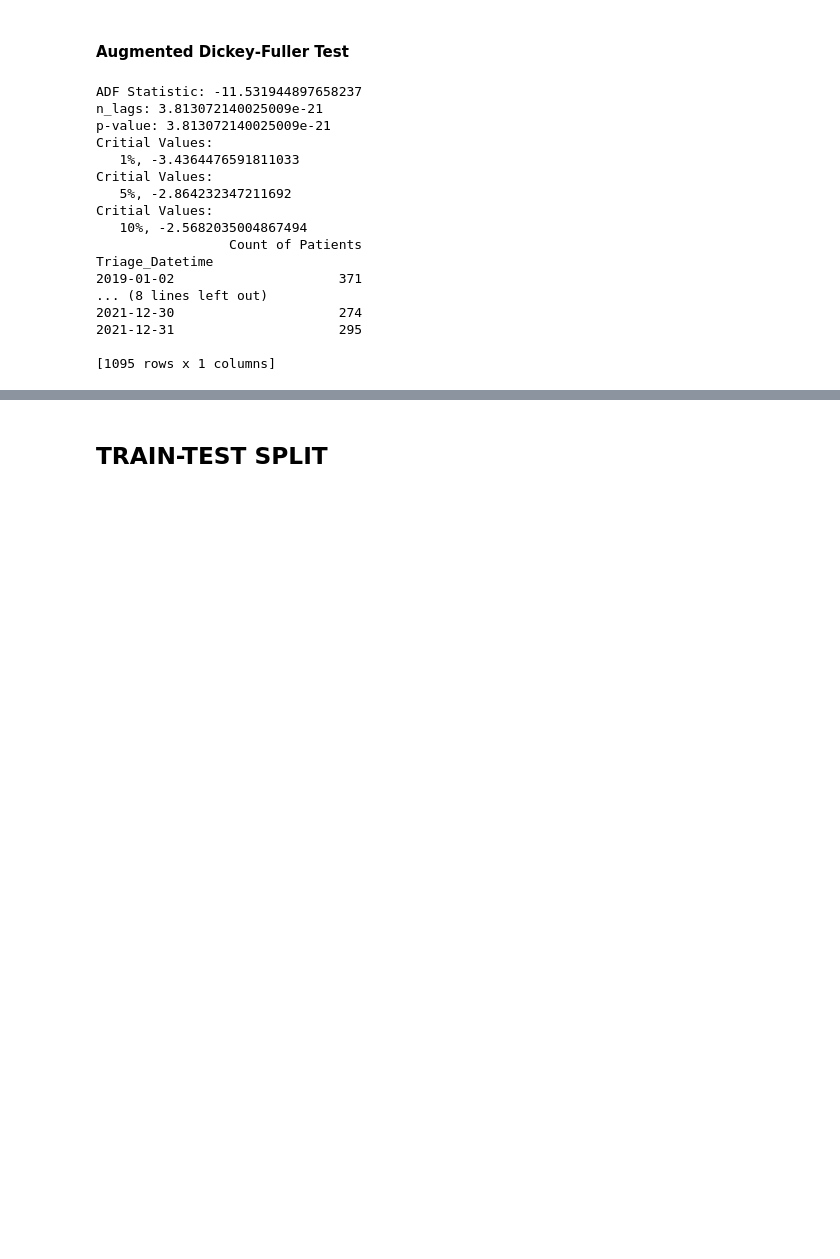
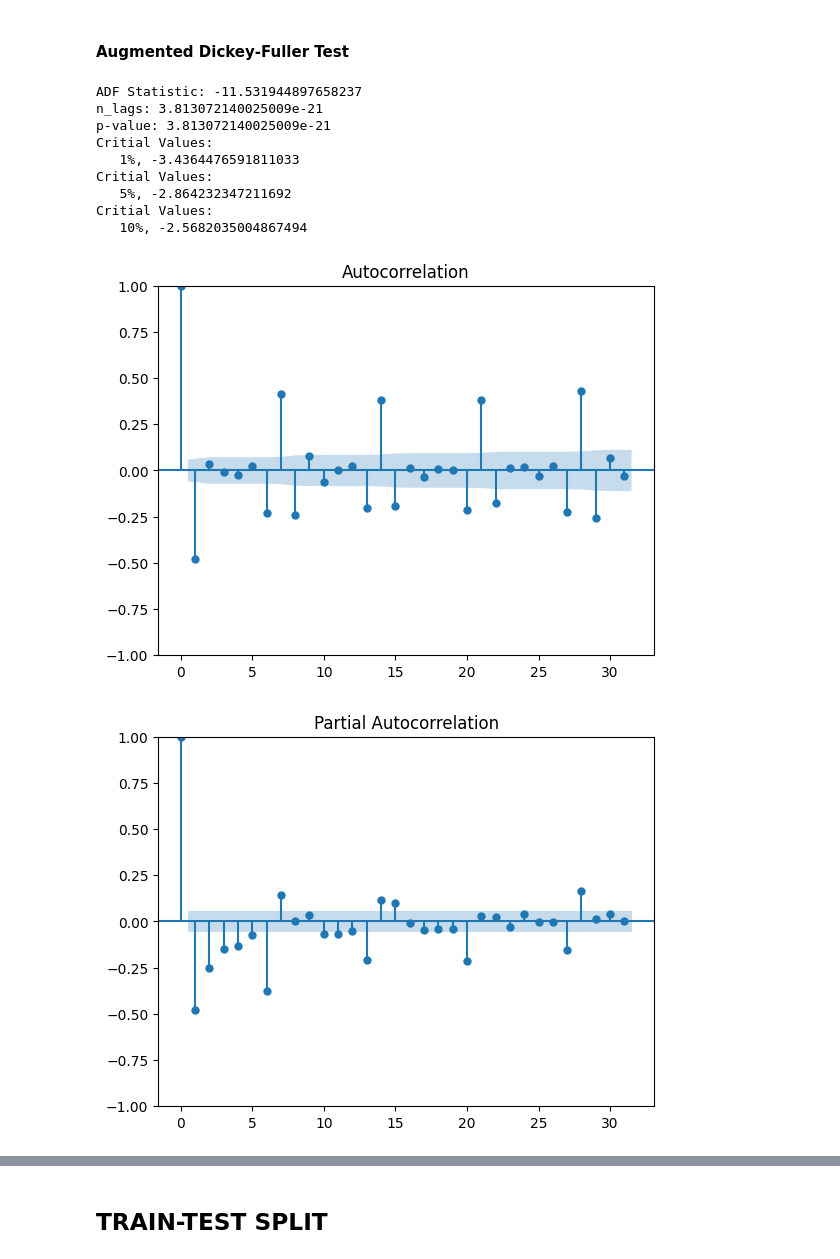
Before and after one commit to sumaiyahchinoy/er-dashboard-fyp-cronpipeline, a Jupyter notebook: TSModelling(Notebook).ipynb, the cells around one changed output, grey strips where cells are left out. Cells and saved outputs as stored; diff of their text form; code cells hidden in the pictures; blank space fills up the shorter version.

```diff
--- a/TSModelling(Notebook).ipynb
+++ b/TSModelling(Notebook).ipynb
@@ -144,35 +144,29 @@ def ADF_test(data):
 #the p-value is greater than 0.05 hence we accept the null hypothesis
 #the ADF statistic value is also greater than all the critical values
 #Hence, we conclude that the time series is non-stationary
-# %%
-st_df['Count of Patients d1']= st_df['Count of Patients'].diff(periods=1)
-#dy=diff(y) dy = d1 col, y = old col
-# st_df.head()
-# st_df = st_df['Count of Patients d1'].dropna(axis = 0)
-st_df = st_df.dropna()
-st_df.head()
-ADF_test(st_df['Count of Patients d1'])
-# sns.lineplot(x = 'Triage_Datetime', y = 'Count of Patients d1', data = st_df)
-
-count_y = pd.DataFrame(st_df['Count of Patients'])
-del st_df['Count of Patients']
-# st_df.head()
-print(count_y)
-# %% [output]
-ADF Statistic: -11.531944897658237
-n_lags: 3.813072140025009e-21
-p-value: 3.813072140025009e-21
-Critial Values:
-   1%, -3.4364476591811033
-Critial Values:
-   5%, -2.864232347211692
-Critial Values:
-   10%, -2.5682035004867494
-                 Count of Patients
-Triage_Datetime
-2019-01-02                     371
-... (8 lines left out)
-2021-12-30                     274
-2021-12-31                     295
-
-[1095 rows x 1 columns]
+# %%
+diff_df = pd.DataFrame()
+diff_df['Count of Patients']= st_df['Count of Patients'].diff(periods=1)
+diff_df.head()
+diff_df = diff_df.dropna()
+# st_df.head()
+ADF_test(diff_df['Count of Patients'])
+
+from statsmodels.graphics.tsaplots import plot_acf, plot_pacf
+# axes[1].set(ylim=(0,2))
+plot_pacf(diff_df['Count of Patients']) #p = 3
+plot_acf(diff_df['Count of Patients']) #q=2
+# del st_df['Count of Patients d1']
+# st_df.head()
+# %% [output]
+ADF Statistic: -11.531944897658237
+n_lags: 3.813072140025009e-21
+p-value: 3.813072140025009e-21
+Critial Values:
+   1%, -3.4364476591811033
+Critial Values:
+   5%, -2.864232347211692
+Critial Values:
+   10%, -2.5682035004867494
+[figure, added]
+[figure, added]
```
Also changed, not shown: parts of 13 cells of this notebook.
